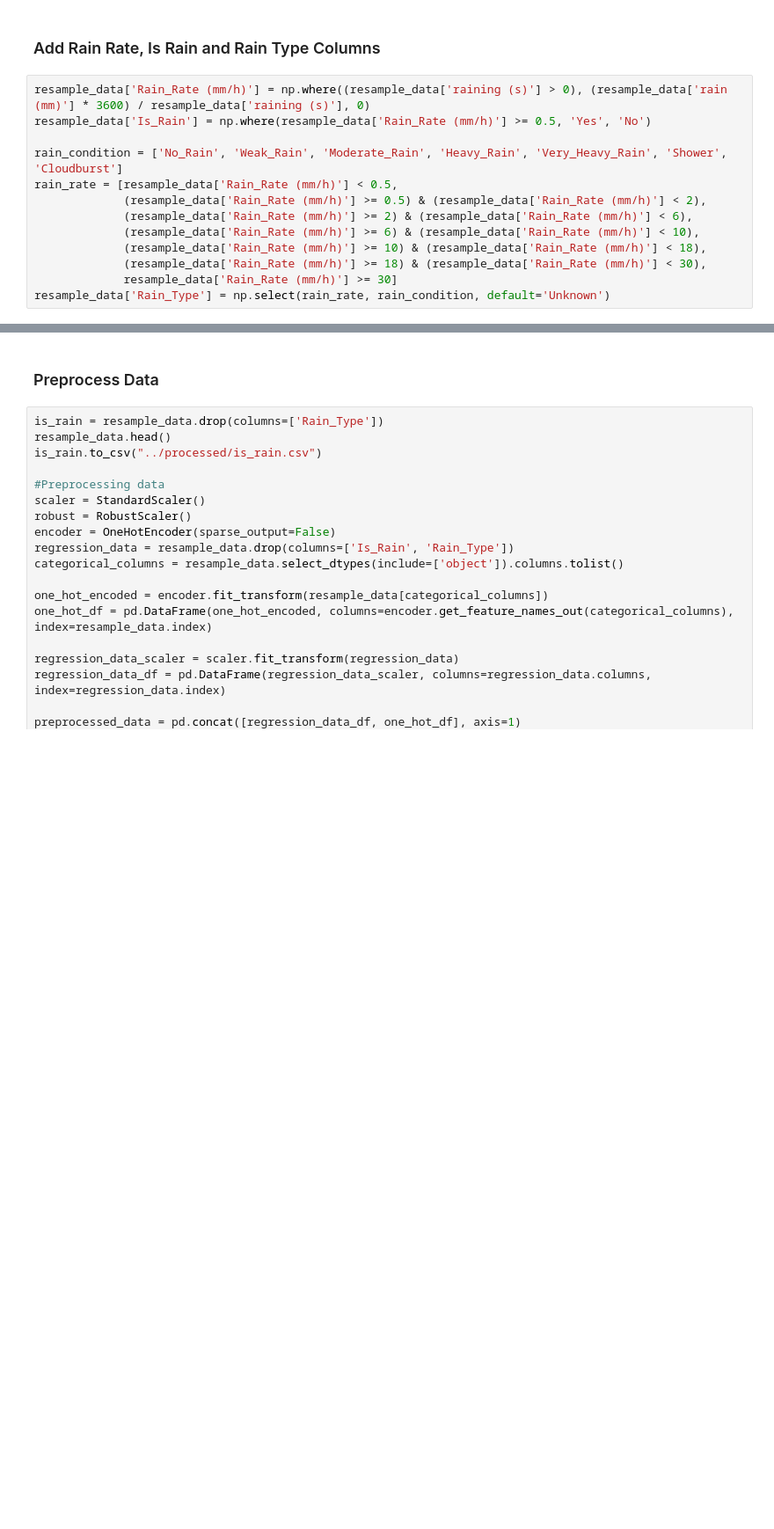
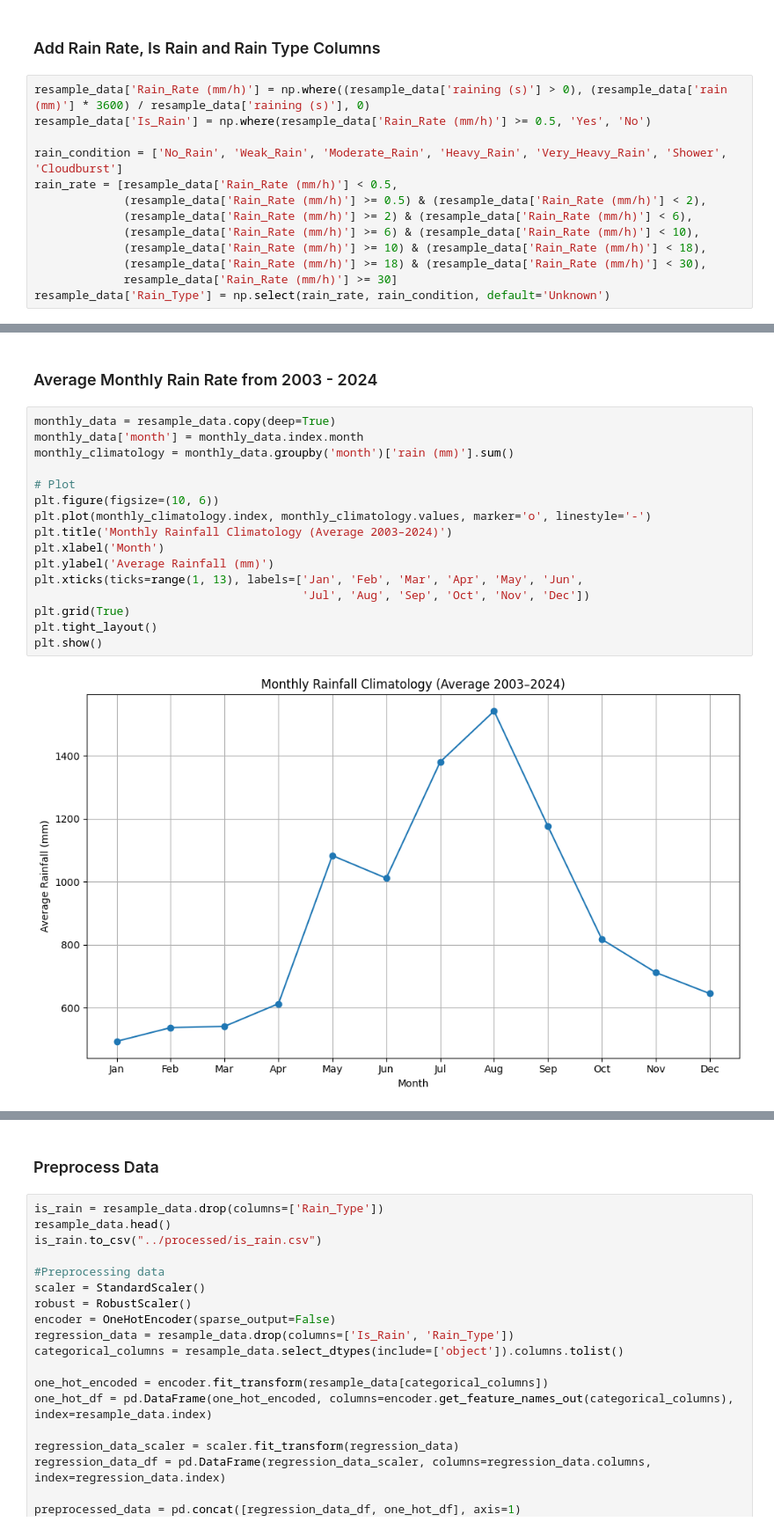
Before and after one commit to Vinzecta/Rainfall-Prediction, a Jupyter notebook: Data Analyst/Analyst.ipynb, the cells around one changed output, grey strips where cells are left out. Shown at 88% size. Cells and saved outputs as stored; diff of their text form; blank space fills up the shorter version.

```diff
--- a/Data Analyst/Analyst.ipynb
+++ b/Data Analyst/Analyst.ipynb
@@ -169,0 +203,20 @@ resample_data['Rain_Type'] = np.select(rain_rate, rain_condition, default='Unkno
+# %% [markdown]
+### Average Monthly Rain Rate from 2003 - 2024
+# %%
+monthly_data = resample_data.copy(deep=True)
+monthly_data['month'] = monthly_data.index.month
+monthly_climatology = monthly_data.groupby('month')['rain (mm)'].sum()
+
+# Plot
+plt.figure(figsize=(10, 6))
+plt.plot(monthly_climatology.index, monthly_climatology.values, marker='o', linestyle='-')
+plt.title('Monthly Rainfall Climatology (Average 2003–2024)')
+plt.xlabel('Month')
+plt.ylabel('Average Rainfall (mm)')
+plt.xticks(ticks=range(1, 13), labels=['Jan', 'Feb', 'Mar', 'Apr', 'May', 'Jun',
+                                       'Jul', 'Aug', 'Sep', 'Oct', 'Nov', 'Dec'])
+plt.grid(True)
+plt.tight_layout()
+plt.show()
+# %% [output]
+[figure, added]
```
Also changed, not shown: parts of 12 cells of this notebook.
